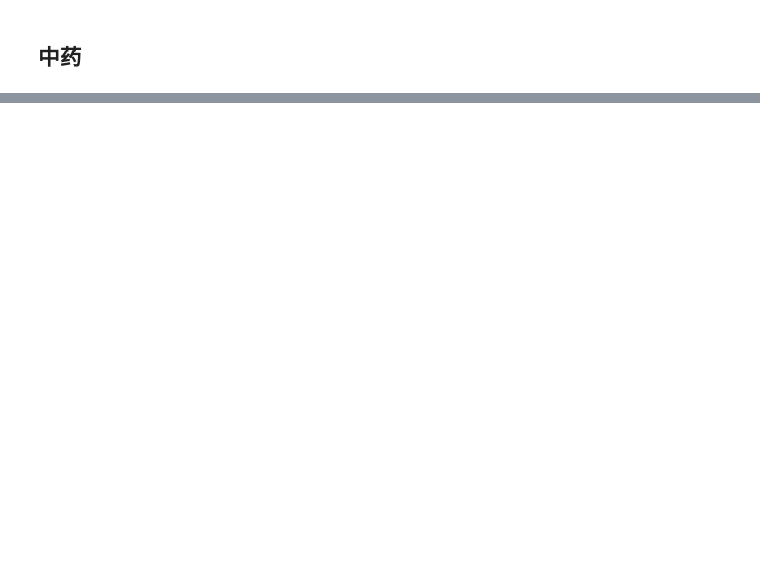
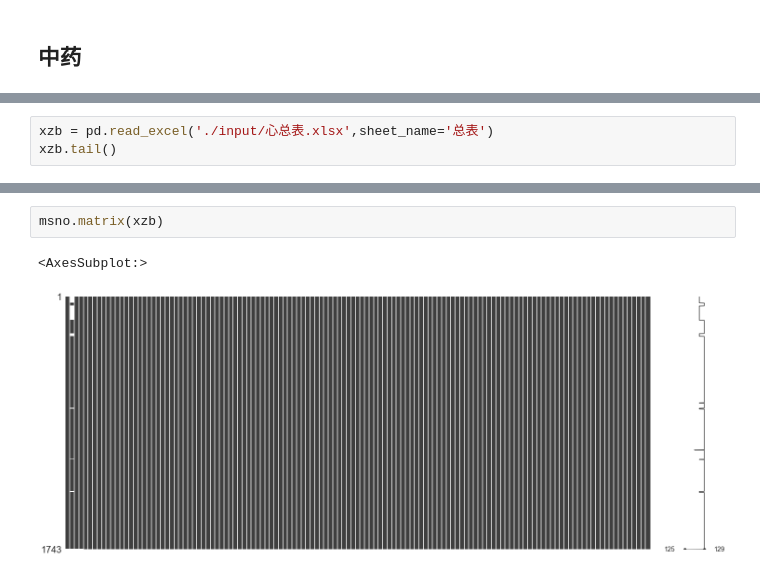
Before and after one commit to Step2312/Code, a Jupyter notebook: GBDT_SHAP.ipynb, the cells around one changed output, grey strips where cells are left out. Cells and saved outputs as stored; diff of their text form; blank space fills up the shorter version.

```diff
--- a/GBDT_SHAP.ipynb
+++ b/GBDT_SHAP.ipynb
@@ -816,0 +442,3 @@ IndexError: At least one sheet must be visible
+# %%
+xzb = pd.read_excel('./input/心总表.xlsx',sheet_name='总表')
+xzb.tail()
@@ -816,0 +453,5 @@ IndexError: At least one sheet must be visible
+# %%
+msno.matrix(xzb)
+# %% [output]
+<AxesSubplot:>
+[figure, added]
```
Also changed, not shown: parts of 109 cells of this notebook, 19 other files.
